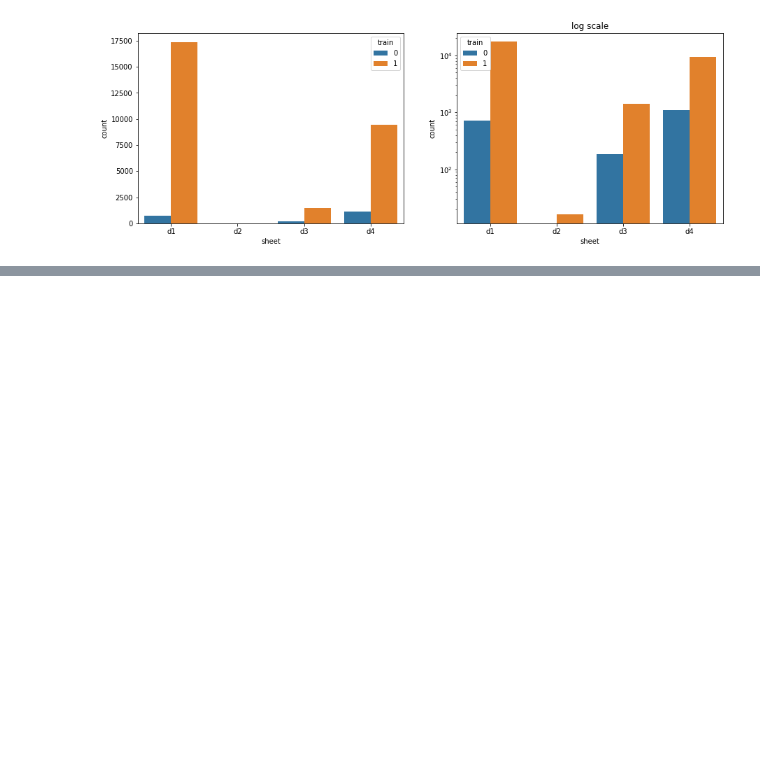
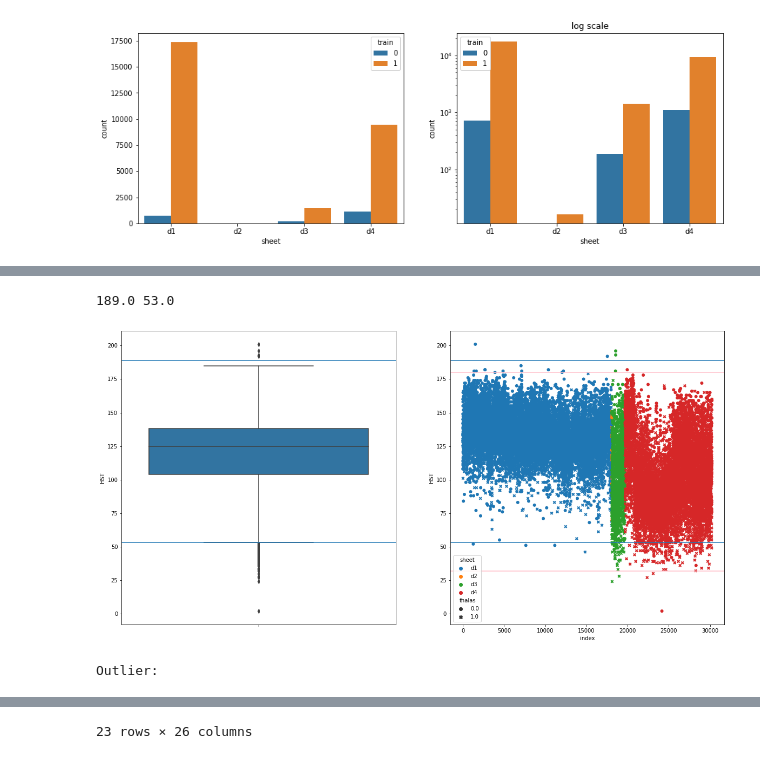
Before and after one commit to DatCanCode/thalas, a Jupyter notebook: outlier.ipynb, the cells around one changed output, grey strips where cells are left out. Cells and saved outputs as stored; diff of their text form; code cells hidden in the pictures; blank space fills up the shorter version.

```diff
--- a/outlier.ipynb
+++ b/outlier.ipynb
@@ -511,0 +176,6 @@ data_index[(data_index[f] >= m_max) | (data_index[f] <= m_min)]
+# %%
+processed_outlier = deal_with_outlier(processed_outlier, "HST", (32, 180), (20,10), trim=True)
+# %% [output]
+189.0 53.0
+[figure, added]
+Outlier:
@@ -511,0 +199 @@ data_index[(data_index[f] >= m_max) | (data_index[f] <= m_min)]
+23 rows × 26 columns
```
Also changed, not shown: parts of 29 cells of this notebook.
